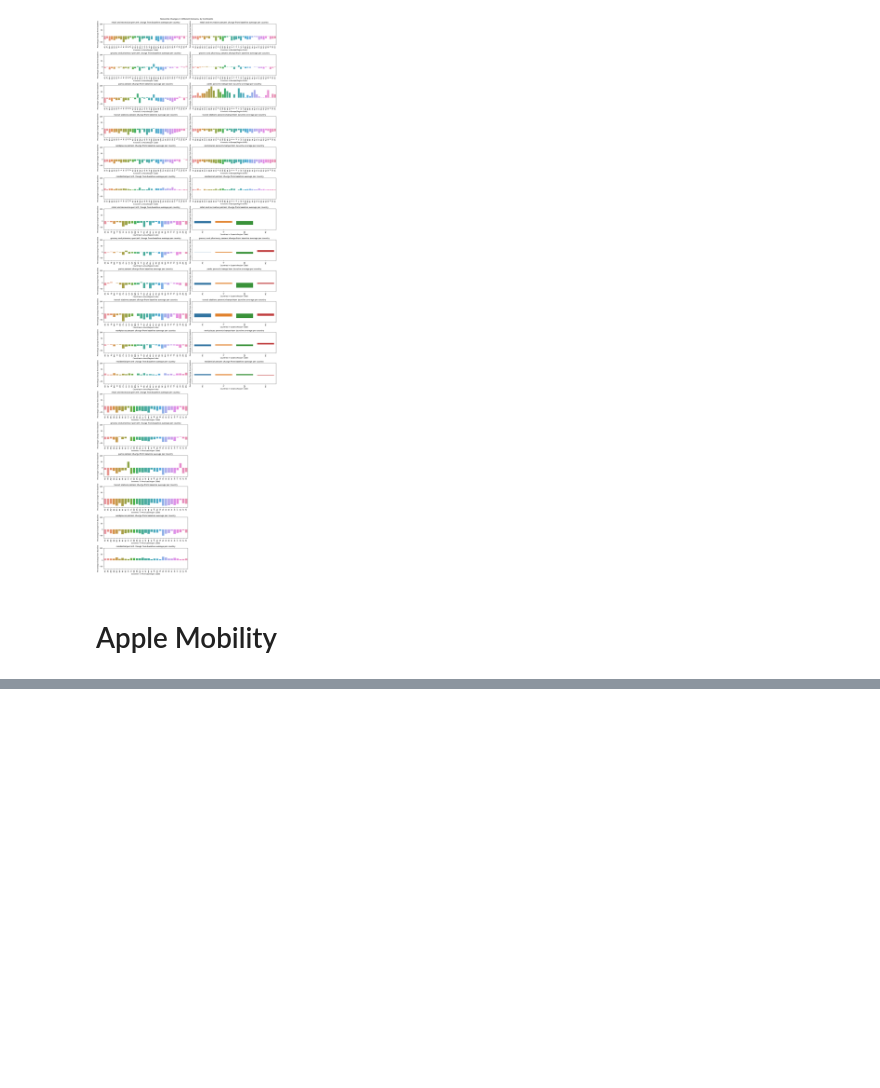
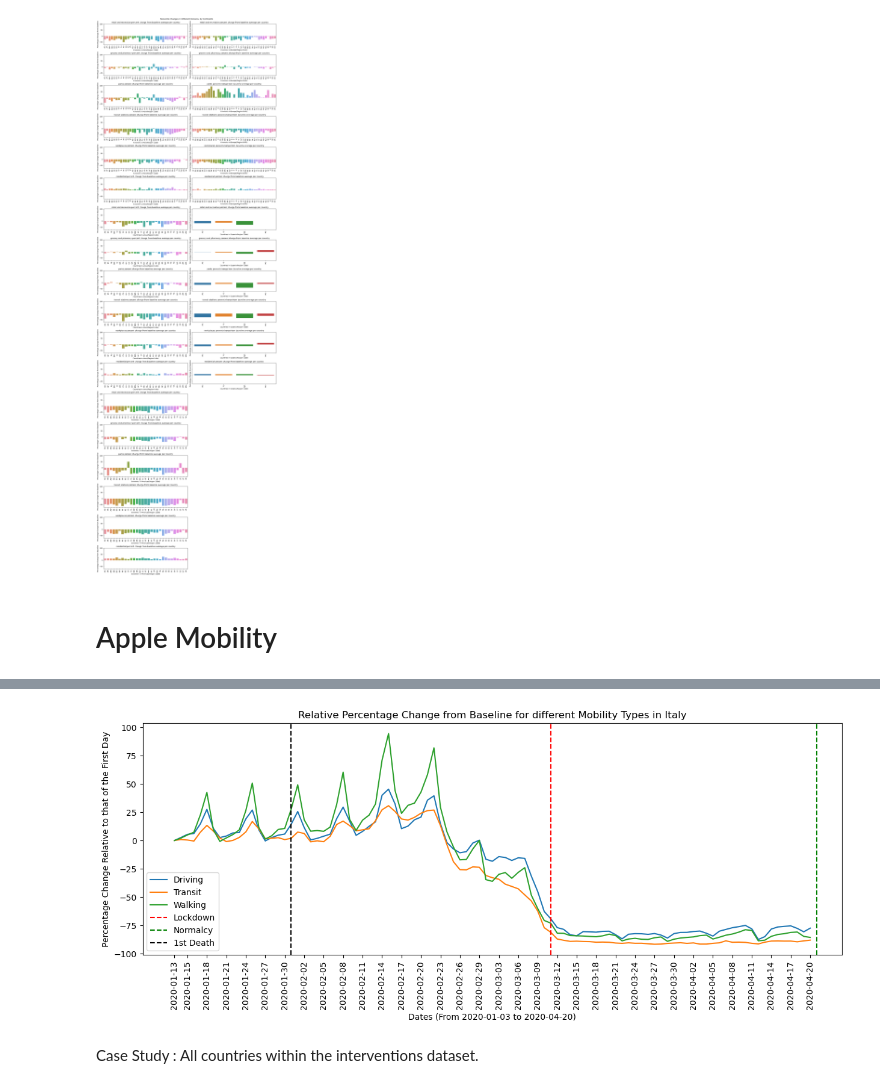
Before and after one commit to epfl-ada/ada-2023-project-bobeast, a Jupyter notebook: Milestone_P2.ipynb, the cells around one changed output, grey strips where cells are left out. Saved outputs shown, nothing was run; the diff lists cells and outputs as text; code cells hidden in the pictures; blank space fills up the shorter version.

```diff
--- a/Milestone_P2.ipynb
+++ b/Milestone_P2.ipynb
@@ -616,0 +518,7 @@ apple_mr
+# %%
+columnsExcluded = ['geo_type', 'region', 'transportation_type']
+
+apple_mr_copy = apple_mr.copy()
+
+apple_mr_copy.iloc[:, ~apple_mr_copy.columns.isin(columnsExcluded)] = apple_mr_copy.loc[:, ~apple_mr_copy.columns.isin(columnsExcluded)] -100
+apple_mr_copy
@@ -616,0 +589,34 @@ apple_mr
+# %%
+# Adapting the timestamp variables from the interventions datasets in order to implement them in the following graphs
+
+itLockdown = interventions['Lockdown'][3].strftime('%Y-%m-%d %H:%M:%S')
+itLockdown = itLockdown.replace(" 00:00:00", "")
+itNormalcy = interventions['Normalcy'][3].strftime('%Y-%m-%d %H:%M:%S')
+itNormalcy = itNormalcy.replace(" 00:00:00", "")
+it1stCase = interventions['1st case'][3].strftime('%Y-%m-%d %H:%M:%S')
+it1stCase = it1stCase.replace(" 00:00:00", "")
+# %%
+apple_italy = apple_mr_copy[apple_mr_copy['region'] == 'Italy'].copy()
+apple_italy = apple_italy.iloc[:, ~apple_italy.columns.isin(columnsExcluded)]
+
+
+plt.figure(figsize=(15,5))
+sns.lineplot(x=dates, y=apple_italy.values[0], label= 'Driving')
+sns.lineplot(x=dates, y=apple_italy.values[1], label= 'Transit')
+sns.lineplot(x=dates, y=apple_italy.values[2], label= 'Walking')
+plt.xticks(rotation=90)
+plt.xticks(dates_mod)
+
+plt.axvline(x=itLockdown,color='red', linestyle='--', label='Lockdown')
+plt.axvline(x=itNormalcy,color='green', linestyle='--', label='Normalcy')
+plt.axvline(x=it1stCase,color='black', linestyle='--', label='1st Death')
+plt.xlabel('Dates (From 2020-01-03 to 2020-04-20)')
+plt.ylabel('Percentage Change Relative to that of the First Day')
+plt.legend()
+
+plt.title('Relative Percentage Change from Baseline for different Mobility Types in Italy')
+plt.show()
+# %% [output]
+[figure, added]
+# %% [markdown]
+Case Study : All countries within the interventions dataset.
```
Also changed, not shown: parts of 28 cells of this notebook.
